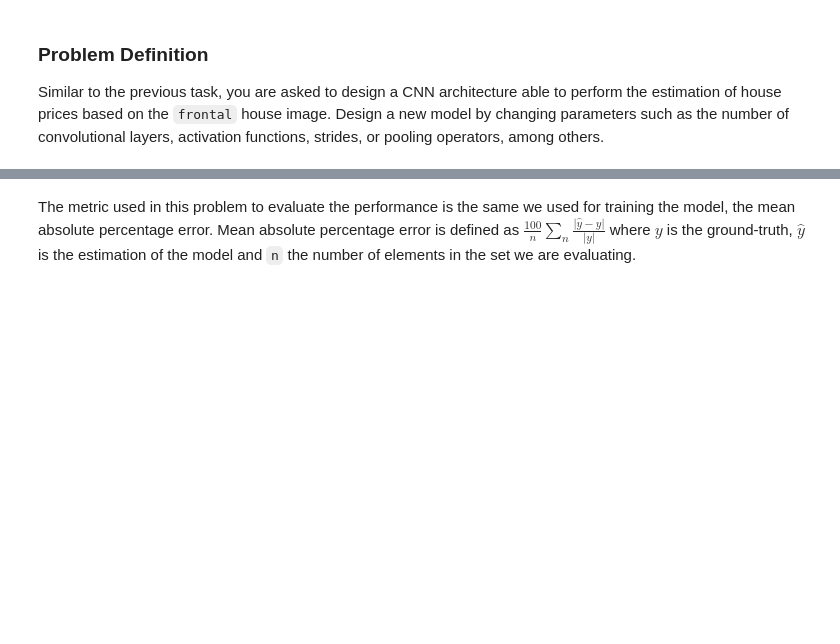
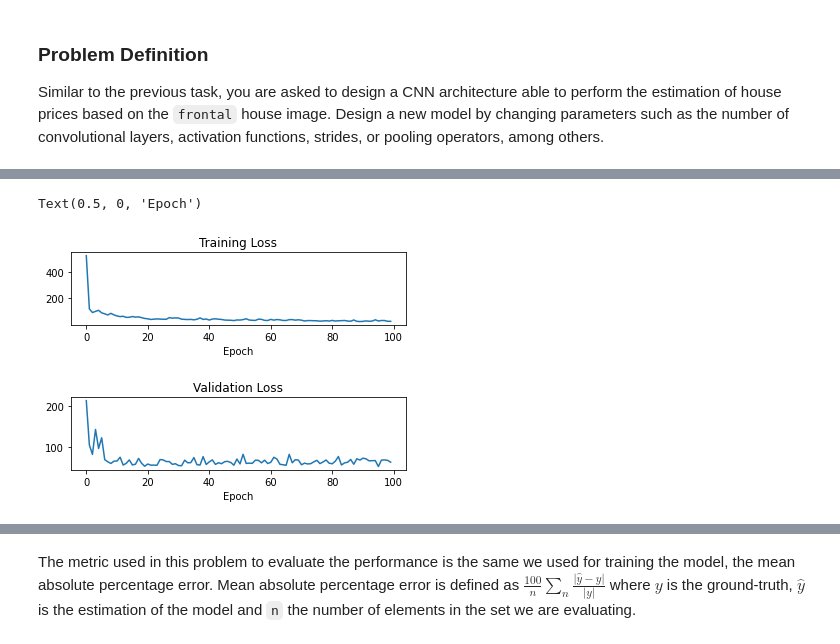
Before and after one commit to limited-fion/deep-learning-cw, a Jupyter notebook: 02_CNN_Introduction.ipynb, the cells around one changed output, grey strips where cells are left out. Saved outputs shown, nothing was run; the diff lists cells and outputs as text; code cells hidden in the pictures; blank space fills up the shorter version.

```diff
--- a/02_CNN_Introduction.ipynb
+++ b/02_CNN_Introduction.ipynb
@@ -865,0 +972,16 @@ Epoch 100/100
+# %%
+fig, axes = plt.subplots(2,1)
+axes[0].plot(history.history['loss'])
+axes[0].set_title('Training Loss')
+# axes[0].set_ylabel('Mean Absolute Percentage Error')
+axes[0].set_xlabel('Epoch')
+
+fig.subplots_adjust(hspace=1)
+
+axes[1].plot(history.history['val_mean_absolute_percentage_error'])
+axes[1].set_title('Validation Loss')
+axes[1].set_xlabel('Epoch')
+# fig.title('Mean Absolute Percentage Error Loss')
+# %% [output]
+Text(0.5, 0, 'Epoch')
+[figure, added]
```
Also changed, not shown: parts of 17 cells of this notebook.
